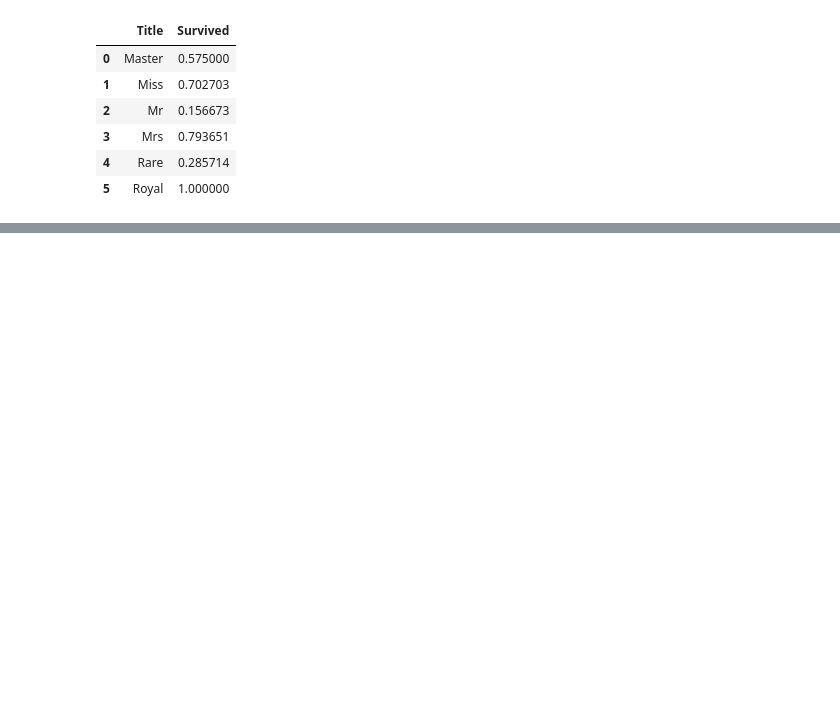
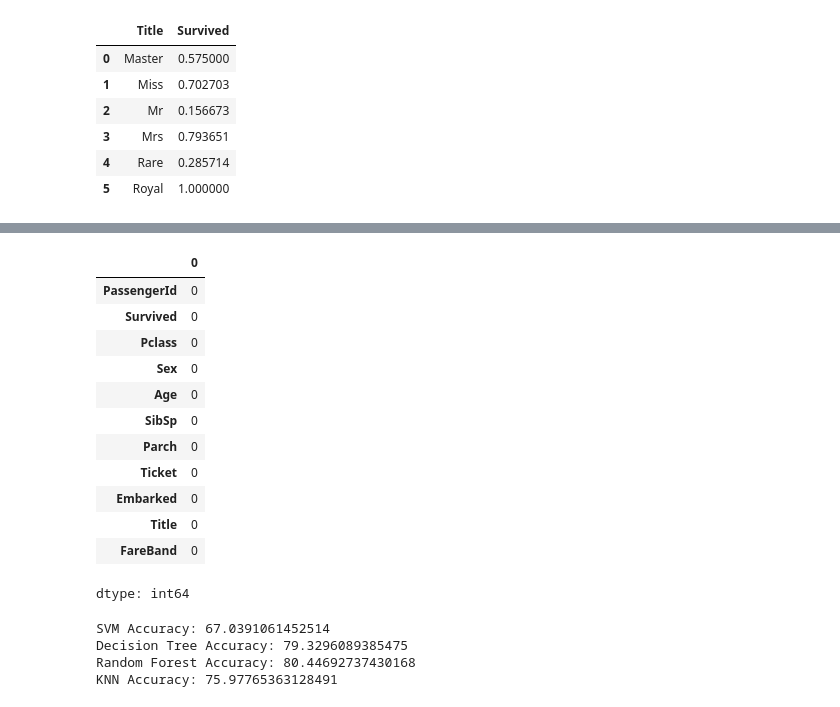
Before and after one commit to veddra1705-hue/Workshop_2, a Jupyter notebook: chapter_appendix-tools-for-deep-learning/jupyter.ipynb, the cells around one changed output, grey strips where cells are left out. Cells and saved outputs as stored; diff of their text form; code cells hidden in the pictures; blank space fills up the shorter version.

```diff
--- a/chapter_appendix-tools-for-deep-learning/jupyter.ipynb
+++ b/chapter_appendix-tools-for-deep-learning/jupyter.ipynb
@@ -216,0 +212,38 @@ train.head()
+# %%
+train = train.drop(['Name'], axis=1)
+test = test.drop(['Name'], axis=1)
+# %%
+train['Sex'] = train['Sex'].map({'male': 0, 'female': 1})
+test['Sex'] = test['Sex'].map({'male': 0, 'female': 1})
+# %%
+train['Embarked'] = train['Embarked'].map({'S': 0, 'C': 1, 'Q': 2})
+test['Embarked'] = test['Embarked'].map({'S': 0, 'C': 1, 'Q': 2})
+# %%
+# Fill missing value
+test['Fare'].fillna(test['Fare'].median(), inplace=True)
+
+# Convert into groups
+train['FareBand'] = pd.qcut(train['Fare'], 4, labels=[1,2,3,4])
+test['FareBand'] = pd.qcut(test['Fare'], 4, labels=[1,2,3,4])
+
+# Drop original Fare
+train = train.drop(['Fare'], axis=1)
+test = test.drop(['Fare'], axis=1)
+# %%
+train.head()
+test.head()
+train.isnull().sum()
+# %% [output]
+|  | 0 |
+| PassengerId | 0 |
+| Survived | 0 |
+| Pclass | 0 |
+| Sex | 0 |
+| Age | 0 |
+| SibSp | 0 |
+| Parch | 0 |
+| Ticket | 0 |
+| Embarked | 0 |
+| Title | 0 |
+| FareBand | 0 |
+dtype: int64
@@ -216,0 +269,29 @@ train.head()
+# %%
+# 1. Support Vector Machine
+svm = SVC()
+svm.fit(x_train, y_train)
+svm_pred = svm.predict(x_val)
+print("SVM Accuracy:", accuracy_score(y_val, svm_pred) * 100)
+
+# 2. Decision Tree
+dt = DecisionTreeClassifier()
+dt.fit(x_train, y_train)
+dt_pred = dt.predict(x_val)
+print("Decision Tree Accuracy:", accuracy_score(y_val, dt_pred) * 100)
+
+# 3. Random Forest
+rf = RandomForestClassifier()
+rf.fit(x_train, y_train)
+rf_pred = rf.predict(x_val)
+print("Random Forest Accuracy:", accuracy_score(y_val, rf_pred) * 100)
+
+# 4. KNN
+knn = KNeighborsClassifier()
+knn.fit(x_train, y_train)
+knn_pred = knn.predict(x_val)
+print("KNN Accuracy:", accuracy_score(y_val, knn_pred) * 100)
+# %% [output]
+SVM Accuracy: 67.0391061452514
+Decision Tree Accuracy: 79.3296089385475
+Random Forest Accuracy: 80.44692737430168
+KNN Accuracy: 75.97765363128491
```
Also changed, not shown: parts of 11 cells of this notebook.
